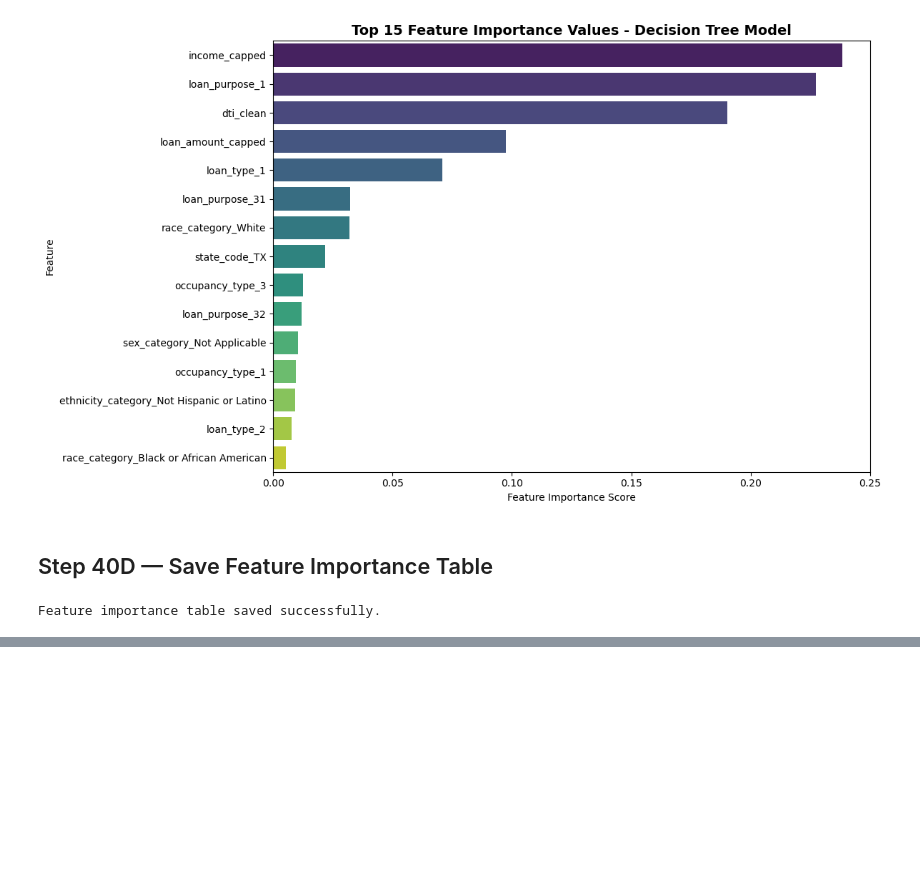
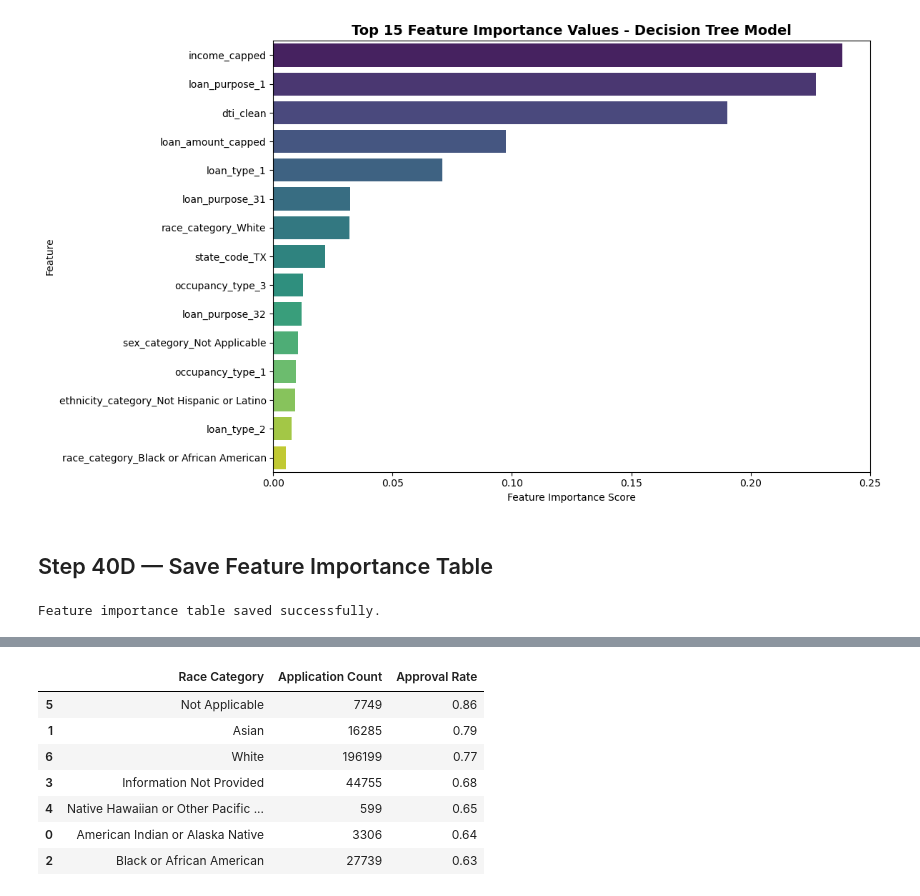
Before and after one commit to Shivashankar-Chari/hmda-capstone-analysis, a Jupyter notebook: 01_data_understanding_details.ipynb, the cells around one changed output, grey strips where cells are left out. Cells and saved outputs as stored; diff of their text form; code cells hidden in the pictures; blank space fills up the shorter version.

```diff
--- a/01_data_understanding_details.ipynb
+++ b/01_data_understanding_details.ipynb
@@ -3259,0 +3370,43 @@ this aligns BEAUTIFULLY with project title.
+# %%
+# Step 42: Fairness-oriented approval rate analysis
+
+# Create fairness analysis dataset
+fairness_df = model_df.copy()
+
+# Calculate approval rate by race category
+fairness_summary = (
+    fairness_df
+    .groupby("race_category")["loan_approved"]
+    .agg(["count", "mean"])
+    .reset_index()
+)
+
+# Rename columns
+fairness_summary.columns = [
+    "Race Category",
+    "Application Count",
+    "Approval Rate"
+]
+
+# Round approval rates
+fairness_summary["Approval Rate"] = (
+    fairness_summary["Approval Rate"]
+    .round(4)
+)
+
+# Sort by approval rate
+fairness_summary = fairness_summary.sort_values(
+    by="Approval Rate",
+    ascending=False
+)
+
+fairness_summary
+# %% [output]
+|  | Race Category | Application Count | Approval Rate |
+| 5 | Not Applicable | 7749 | 0.86 |
+| 1 | Asian | 16285 | 0.79 |
+| 6 | White | 196199 | 0.77 |
+| 3 | Information Not Provided | 44755 | 0.68 |
+| 4 | Native Hawaiian or Other Pacific ... | 599 | 0.65 |
+| 0 | American Indian or Alaska Native | 3306 | 0.64 |
+| 2 | Black or African American | 27739 | 0.63 |
```
Also changed, not shown: parts of 27 cells of this notebook.
